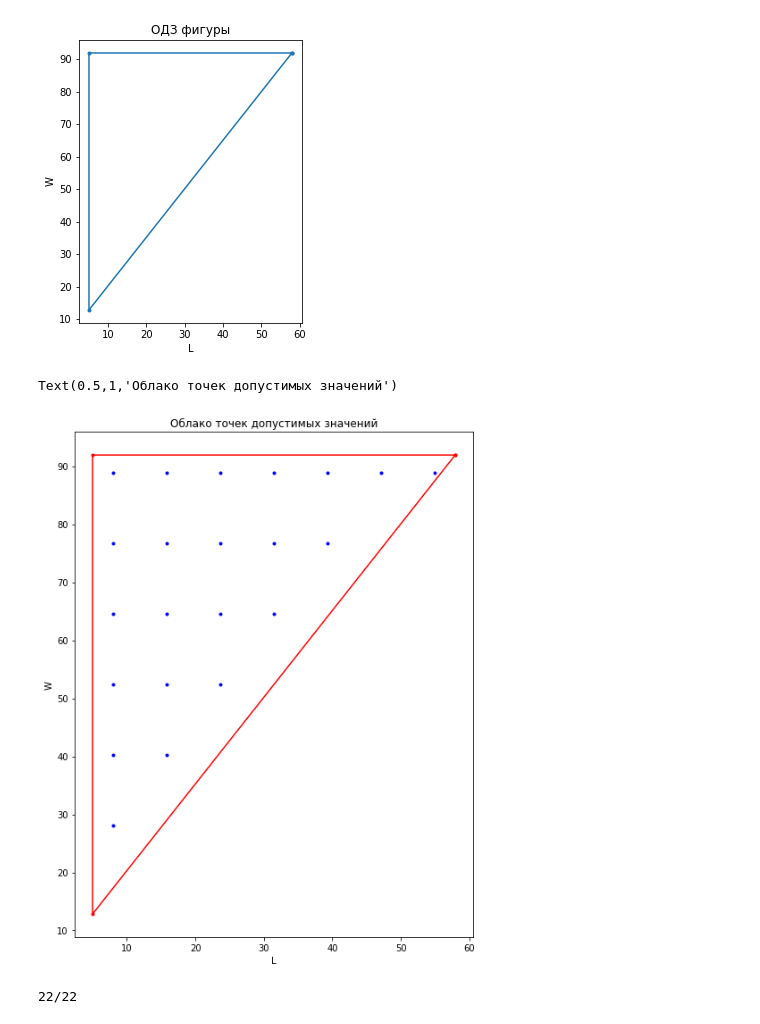
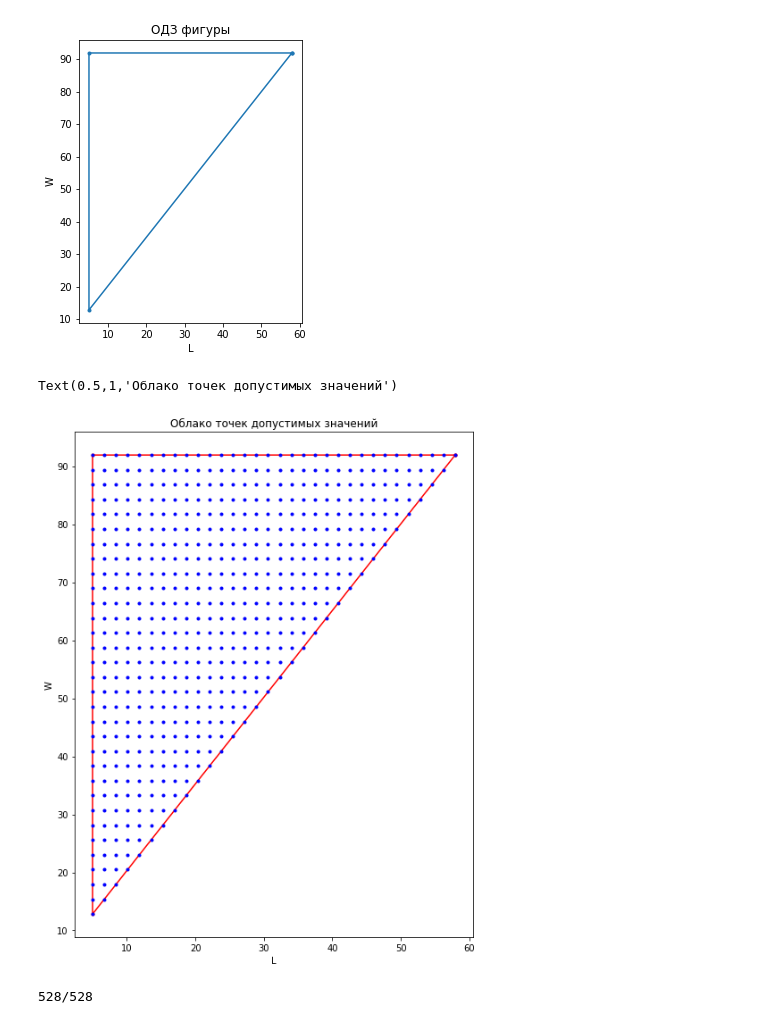
Before and after one commit to AlezM/instrumental-modeling-sources, a Jupyter notebook: HomeWork2.ipynb, the cells around one changed output. Drawn from its saved outputs; the diff is of its cells as text; code cells hidden in the pictures.

```diff
--- a/HomeWork2.ipynb
+++ b/HomeWork2.ipynb
@@ -386,19 +393,19 @@ plt.title('ОДЗ фигуры')
 Text(0.5,1,'ОДЗ фигуры')
 [figure]
 # %%
-test_points = create_test_points(points_bounds, segs=7, delta=3)
-test_points = test_points[in_border(test_points, points_bounds, delta=1)]
+test_points = create_test_points(points_bounds, segs=32, delta=0)
+test_points = test_points[in_border(test_points, points_bounds, delta=-0.1)]
 
 w, h = plt.figaspect(1.3) * 2
 plt.figure(figsize=(w, h))
 plt.plot(points_bounds[:,0],points_bounds[:,1],'.-r')
 plt.plot(test_points[:,0],test_points[:,1],'.b')
 plt.xlabel('L')
 plt.ylabel('W')
 plt.title('Облако точек допустимых значений')
 # %% [output]
 Text(0.5,1,'Облако точек допустимых значений')
-[figure, old version]
+[figure, new version]
 # %%
 from IPython.display import clear_output
 import pickle
@@ -412,12 +419,12 @@ for i,point in enumerate(test_points):
     sig.append(s1)
     print('{}/{}'.format(i+1,ll))
     clear_output(wait=True)
-with open('masses.bin','wb') as mf:
+with open('masses2.bin','wb') as mf:
     pickle.dump(mass,mf)
-with open('sigmas.bin','wb') as sf:
+with open('sigmas2.bin','wb') as sf:
     pickle.dump(sig,sf)
 # %% [output]
-22/22
+528/528
 # %%
 trng1 = scipy.spatial.Delaunay(test_points)
 
```
Also changed, not shown: parts of 6 cells of this notebook, 4 other files.
